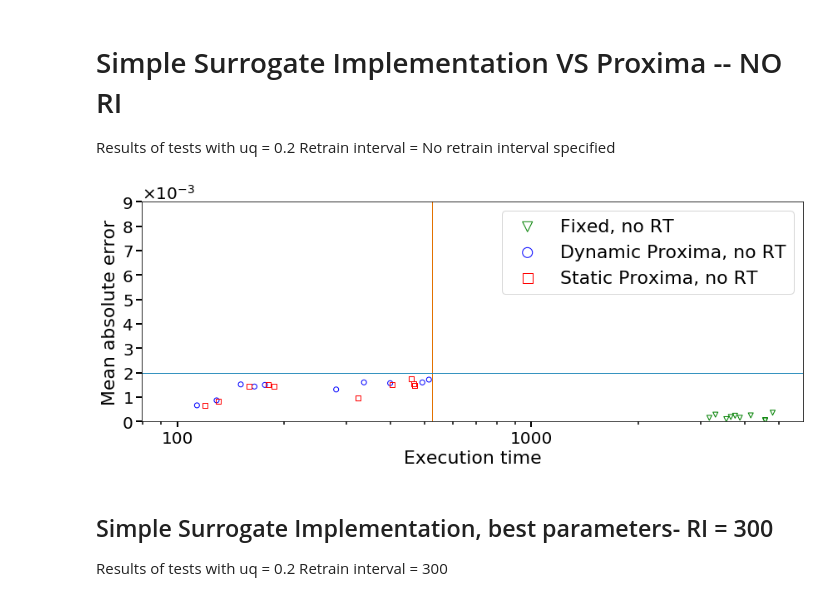
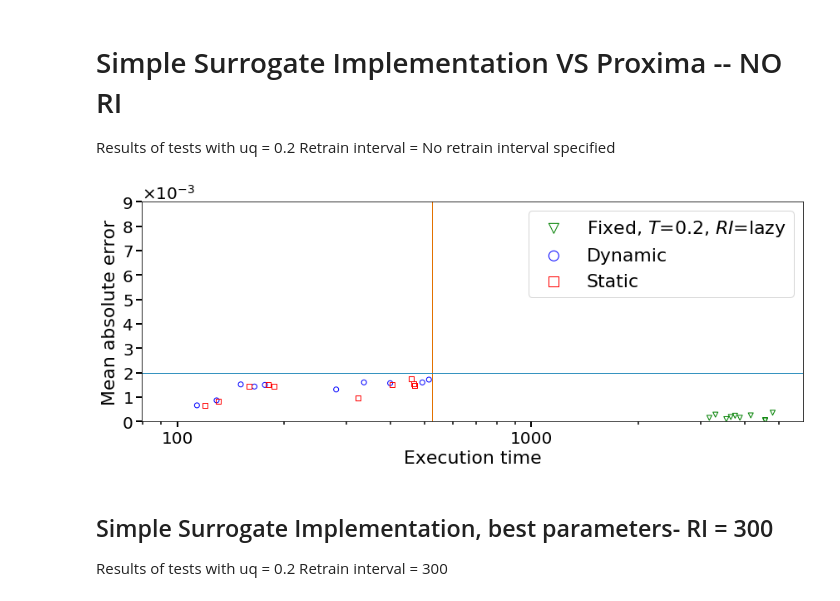
Before and after one commit to YulianaGomez/proxima_analysis, a Jupyter notebook: notebooks/Integrated.ipynb, the cells around one changed output. Drawn from its saved outputs; the diff is of its cells as text; code cells hidden in the pictures.

```diff
--- a/notebooks/Integrated.ipynb
+++ b/notebooks/Integrated.ipynb
@@ -125,8 +126,8 @@ def _plot_cases(cases):
         ax.xaxis.set_minor_formatter(ScalarFormatter())
         for tick in ax.xaxis.get_minor_ticks():
             tick.label.set_fontsize(MEDIUM)
-    ax.axvline(x=XLINE, color=TIMECOLOR, linewidth=1)
-    ax.axhline(y=0.002, color=MAECOLOR,  linewidth=1)
+    ax.axvline(x=XLINE, color=TIME_COLOR, linewidth=1)
+    ax.axhline(y=0.002, color=MAE_COLOR,  linewidth=1)
     plt.xlabel('Execution time',      fontsize=BIG)
     plt.ylabel('Mean absolute error', fontsize=BIG)
     plt.xticks(fontsize=MEDIUM)
@@ -288,17 +289,17 @@ uq = 0.2
 Retrain interval = No retrain interval specified
 # %%
 cases = (
-        #{'df': results['SS-UQ02-NORT_staticalpha'],  'x':'time', 'y':'mae', 't': 'temperature', 'color':'Green', 'label':'Fixed, no RT',           'marker':'x'},
-        #{'df': results['NORT-Proxima_dynamicalpha'], 'x':'time', 'y':'mae', 't': 'temperature', 'color':'Blue',  'label':'Dynamic Proxima, no RT', 'marker':'o'},
-        #{'df': results['NORT-Proxima_static-alpha'], 'x':'time', 'y':'mae', 't': 'temperature', 'color':'REd',   'label':'Static Proxima, no RT',  'marker':'s'},
-        {'df': results['SS-UQ02-NORT_staticalpha'],  'x':'time', 'y':'mae', 'color':'Green', 'label':'Fixed, no RT',           'marker':'v'},
-        {'df': results['NORT-Proxima_dynamicalpha'], 'x':'time', 'y':'mae', 'color':'Blue',  'label':'Dynamic Proxima, no RT', 'marker':'o'},
-        {'df': results['NORT-Proxima_static-alpha'], 'x':'time', 'y':'mae', 'color':'Red',   'label':'Static Proxima, no RT',  'marker':'s'},
+        #{'df': results['SS-UQ02-NORT_staticalpha'],  'x':'time', 'y':'mae', 't': 'temperature', 'color':'Green', 'label':r'Fixed,  $T$=0.2, $RI$=lazy',           'marker':'x'},
+        #{'df': results['NORT-Proxima_dynamicalpha'], 'x':'time', 'y':'mae', 't': 'temperature', 'color':'Blue',  'label':'Dynamic', 'marker':'o'},
+        #{'df': results['NORT-Proxima_static-alpha'], 'x':'time', 'y':'mae', 't': 'temperature', 'color':'REd',   'label':'Static',  'marker':'s'},
+        {'df': results['SS-UQ02-NORT_staticalpha'],  'x':'time', 'y':'mae', 'color':'Green', 'label':r'Fixed, $T$=0.2, $RI$=lazy',           'marker':'v'},
+        {'df': results['NORT-Proxima_dynamicalpha'], 'x':'time', 'y':'mae', 'color':'Blue',  'label':'Dynamic', 'marker':'o'},
+        {'df': results['NORT-Proxima_static-alpha'], 'x':'time', 'y':'mae', 'color':'Red',   'label':'Static',  'marker':'s'},
     )
 _plot_cases(cases)
 plt.savefig('Figures/no_retrain.pdf')
 # %% [output]
-[figure, old version]
+[figure, new version]
 # %% [markdown]
 ## Simple Surrogate Implementation, best parameters- RI = 300
 Results of tests with uq = 0.2 Retrain interval = 300
```
Also changed, not shown: parts of 25 cells of this notebook.
